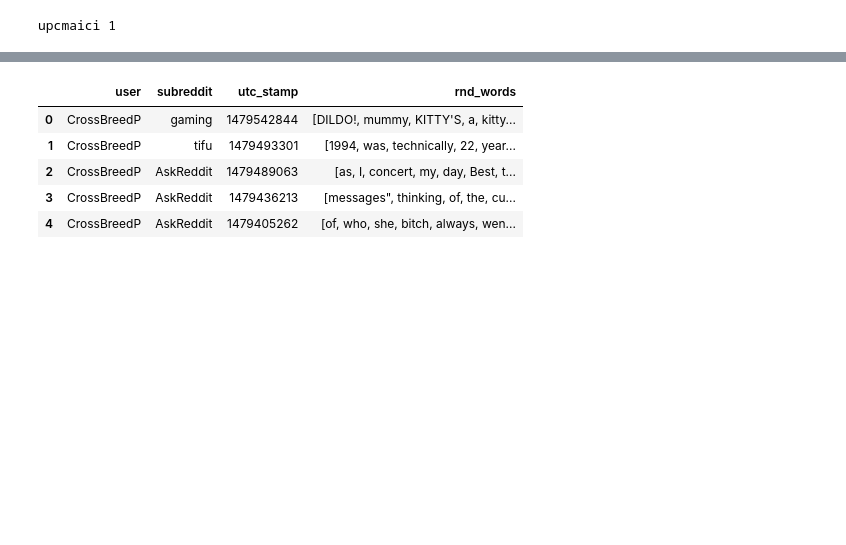
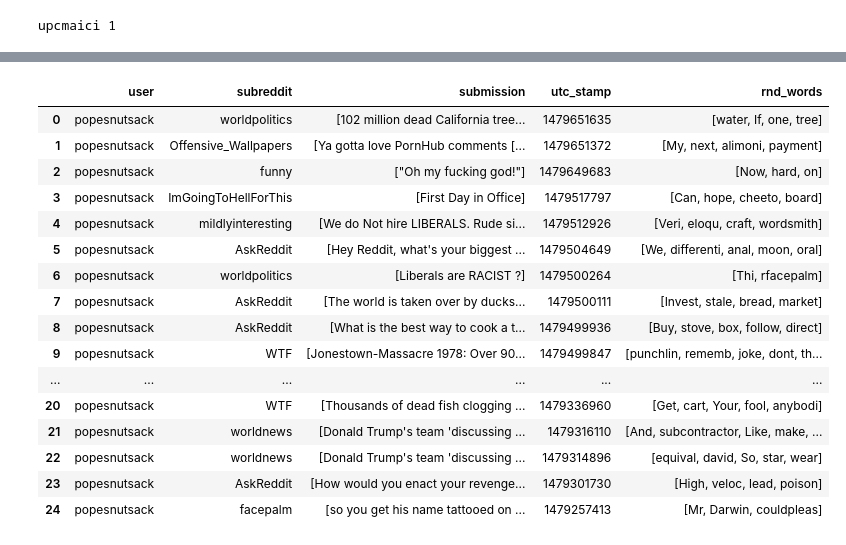
Before and after one commit to cole-maclean/MAI-CI, a Jupyter notebook: Final Project/Development Notebook.ipynb, the cells around one changed output, grey strips where cells are left out. Cells and saved outputs as stored; diff of their text form; code cells hidden in the pictures; blank space fills up the shorter version.

```diff
--- a/Final Project/Development Notebook.ipynb
+++ b/Final Project/Development Notebook.ipynb
@@ -27,13 +29,10 @@ webbrowser.open(url)
 # %% [output]
 True
 # %%
-access_information = r.get_access_information('B3w4W9k5xFbJpaLv8Xpuf-iQj34')
+access_information = r.get_access_information('NRQP3Xn0A5sYd-pLj4wxVvnn6Xo')
 r.set_access_credentials(**access_information)
 # %%
 authenticated_user = r.get_me()
 print(authenticated_user.name, authenticated_user.link_karma)
 # %% [output]
 upcmaici 1
-# %%
-rand_submission = r.get_random_submission()
-rand_submission.title
@@ -41,0 +39,4 @@ rand_submission.title
+# %%
+with open('scrapped_users.json','r') as data_file:
+    user_data = json.load(data_file)
+len(user_data)
@@ -42,4 +45,7 @@ rand_submission.title
 # %%
+translate_table = dict((ord(char), None) for char in string.punctuation)
+stop = set(stopwords.words('english'))
+stemmer = PorterStemmer()
 with open('reddit_data.json','r') as data_file:
     reddit_data = json.load(data_file)
 with open('scrapped_users.json','r') as data_file:
@@ -48,8 +54,9 @@ for i in range(10):
     print ("scrapping " + str(i) + "th subreddit")
     rand_submission = r.get_random_submission()
     print ("scrapping users from subreddit r/" + rand_submission.subreddit.display_name)
-    if len(rand_submission.comments) >=3:
-        rnd_comments = random.sample(rand_submission.comments,min(10,len(rand_submission.comments)))
+    sub_comments = rand_submission.comments
+    if len(sub_comments) >=3:
+        rnd_comments = random.sample(sub_comments,min(10,len(sub_comments)))
         for comment in rnd_comments:
             if isinstance(comment, praw.objects.Comment):
                 user = comment.author
@@ -64,8 +71,14 @@ for i in range(10):
                                 rand_words = random.sample(body,10)
                             else:
                                 rand_words = body
-                            reddit_data.append([user.name,user_comment.subreddit.display_name,rand_submission.title,
-                                                                              user_comment.created_utc,rand_words])
+                            clean_comment_words = []
+                            for word in rand_words:
+                                if len(word) < 45 and word not in stop:
+                                    clean_word = word.translate(translate_table)
+                                    wrd_stm = stemmer.stem(clean_word)
+                                    clean_comment_words.append(wrd_stm)
+                            reddit_data.append([user.name,user_comment.subreddit.display_name,user_comment.link_title.split(' '),
+                                                                              user_comment.created_utc,clean_comment_words])
 
 with open('reddit_data.json','w') as data_file:
     json.dump(reddit_data, data_file)
@@ -94,12 +119,23 @@ for user_comment in reddit_data:
 word_counts = collections.Counter(list_of_words)
 # %%
 df = pd.DataFrame(reddit_data,columns=['user','subreddit','submission','utc_stamp','rnd_words'])
-df.head()
+df.head(25)
 # %% [output]
-|  | user | subreddit | utc_stamp | rnd_words |
-| 0 | CrossBreedP | gaming | 1479542844 | [DILDO!, mummy, KITTY'S, a, kitty... |
-| 1 | CrossBreedP | tifu | 1479493301 | [1994, was, technically, 22, year... |
-| 2 | CrossBreedP | AskReddit | 1479489063 | [as, I, concert, my, day, Best, t... |
-| 3 | CrossBreedP | AskReddit | 1479436213 | [messages", thinking, of, the, cu... |
-| 4 | CrossBreedP | AskReddit | 1479405262 | [of, who, she, bitch, always, wen... |
+|  | user | subreddit | submission | utc_stamp | rnd_words |
+| 0 | popesnutsack | worldpolitics | [102 million dead California tree... | 1479651635 | [water, If, one, tree] |
+| 1 | popesnutsack | Offensive_Wallpapers | [Ya gotta love PornHub comments [... | 1479651372 | [My, next, alimoni, payment] |
+| 2 | popesnutsack | funny | ["Oh my fucking god!"] | 1479649683 | [Now, hard, on] |
+| 3 | popesnutsack | ImGoingToHellForThis | [First Day in Office] | 1479517797 | [Can, hope, cheeto, board] |
+| 4 | popesnutsack | mildlyinteresting | [We do Not hire LIBERALS. Rude si... | 1479512926 | [Veri, eloqu, craft, wordsmith] |
+| 5 | popesnutsack | AskReddit | [Hey Reddit, what's your biggest ... | 1479504649 | [We, differenti, anal, moon, oral] |
+| 6 | popesnutsack | worldpolitics | [Liberals are RACIST ?] | 1479500264 | [Thi, rfacepalm] |
+| 7 | popesnutsack | AskReddit | [The world is taken over by ducks... | 1479500111 | [Invest, stale, bread, market] |
+| 8 | popesnutsack | AskReddit | [What is the best way to cook a t... | 1479499936 | [Buy, stove, box, follow, direct] |
+| 9 | popesnutsack | WTF | [Jonestown-Massacre 1978: Over 90... | 1479499847 | [punchlin, rememb, joke, dont, th... |
+| ... | ... | ... | ... | ... | ... |
+| 20 | popesnutsack | WTF | [Thousands of dead fish clogging ... | 1479336960 | [Get, cart, Your, fool, anybodi] |
+| 21 | popesnutsack | worldnews | [Donald Trump's team 'discussing ... | 1479316110 | [And, subcontractor, Like, make, ... |
+| 22 | popesnutsack | worldnews | [Donald Trump's team 'discussing ... | 1479314896 | [equival, david, So, star, wear] |
+| 23 | popesnutsack | AskReddit | [How would you enact your revenge... | 1479301730 | [High, veloc, lead, poison] |
+| 24 | popesnutsack | facepalm | [so you get his name tattooed on ... | 1479257413 | [Mr, Darwin, couldpleas] |
 # %%
```
Also changed, not shown: parts of 6 cells of this notebook, 2 other files.
